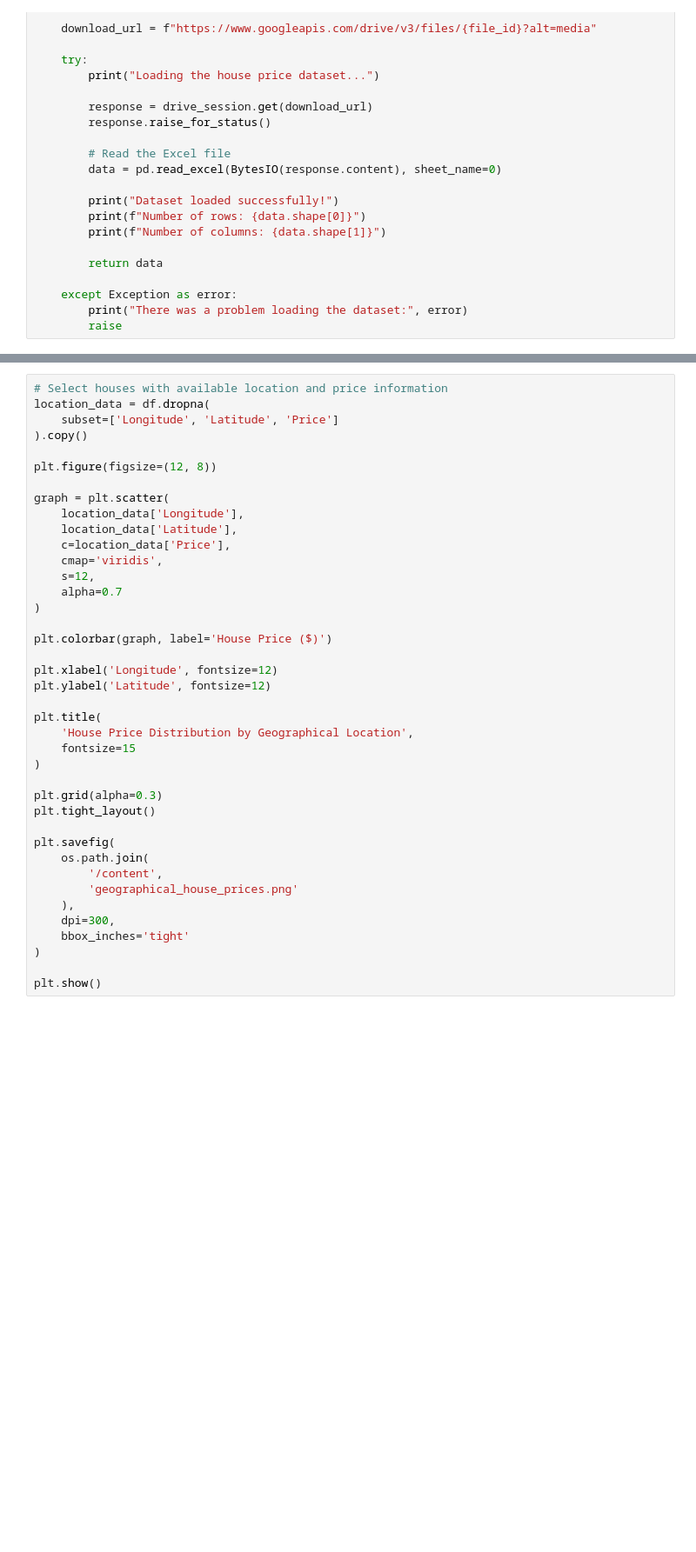
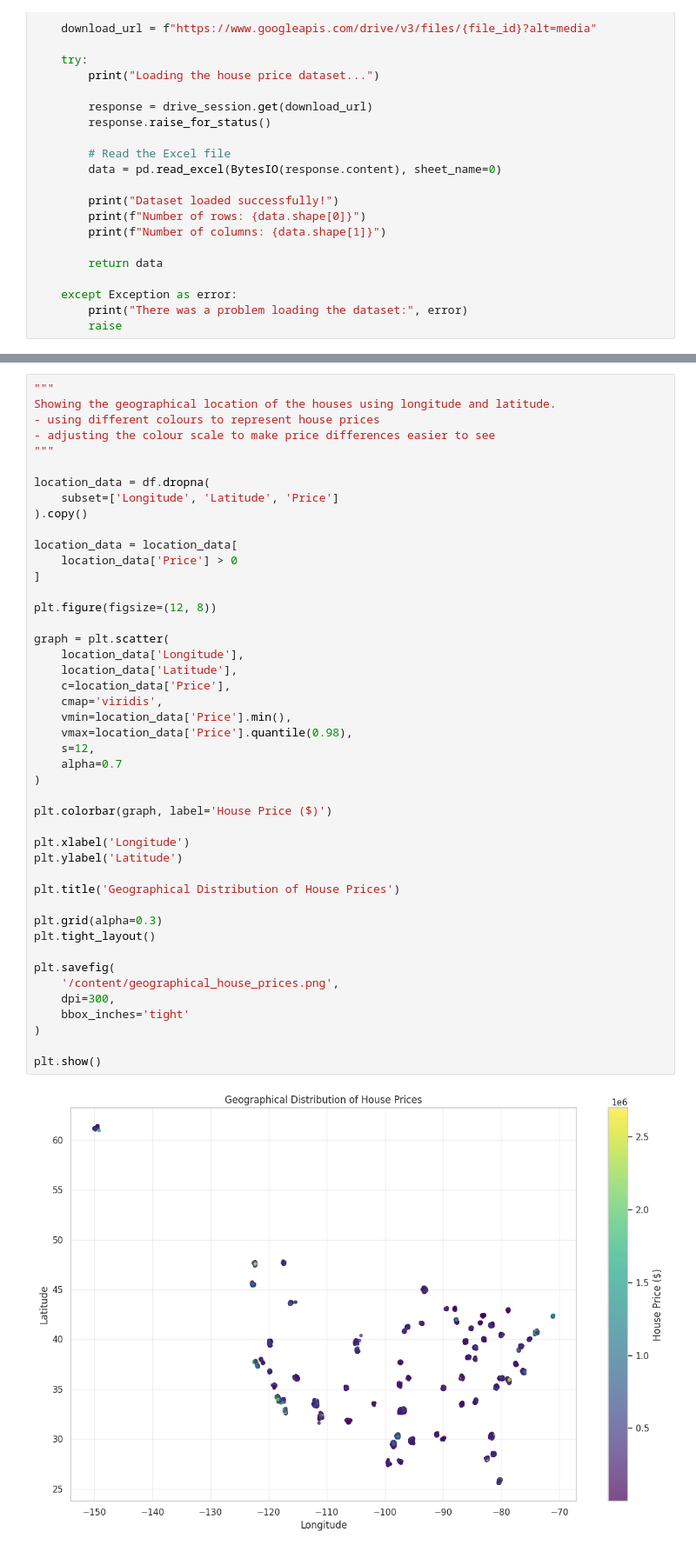
Before and after one commit to Kathir-20/Introduction-to-AI-Module-Electronics-and-Computer-Engineering---2026-2027, a Jupyter notebook: AS1 - CSY 2082.ipynb, the cells around one changed output, grey strips where cells are left out. Shown at 87% size. Drawn from its saved outputs; the diff is of its cells as text; blank space fills up the shorter version.

```diff
--- a/AS1 - CSY 2082.ipynb
+++ b/AS1 - CSY 2082.ipynb
@@ -91,40 +158,47 @@ display(df.head())
 # %%
-# Select houses with available location and price information
+"""
+Showing the geographical location of the houses using longitude and latitude.
+- using different colours to represent house prices
+- adjusting the colour scale to make price differences easier to see
+"""
+
 location_data = df.dropna(
     subset=['Longitude', 'Latitude', 'Price']
 ).copy()
+
+location_data = location_data[
+    location_data['Price'] > 0
+]
 
 plt.figure(figsize=(12, 8))
 
 graph = plt.scatter(
     location_data['Longitude'],
     location_data['Latitude'],
     c=location_data['Price'],
     cmap='viridis',
+    vmin=location_data['Price'].min(),
+    vmax=location_data['Price'].quantile(0.98),
     s=12,
     alpha=0.7
 )
 
 plt.colorbar(graph, label='House Price ($)')
 
-plt.xlabel('Longitude', fontsize=12)
-plt.ylabel('Latitude', fontsize=12)
+plt.xlabel('Longitude')
+plt.ylabel('Latitude')
 
-plt.title(
-    'House Price Distribution by Geographical Location',
-    fontsize=15
-)
+plt.title('Geographical Distribution of House Prices')
 
 plt.grid(alpha=0.3)
 plt.tight_layout()
 
 plt.savefig(
-    os.path.join(
-        '/content',
-        'geographical_house_prices.png'
-    ),
+    '/content/geographical_house_prices.png',
     dpi=300,
     bbox_inches='tight'
 )
 
 plt.show()
+# %% [output]
+[figure, added]
```
Also changed, not shown: parts of 35 cells of this notebook.
